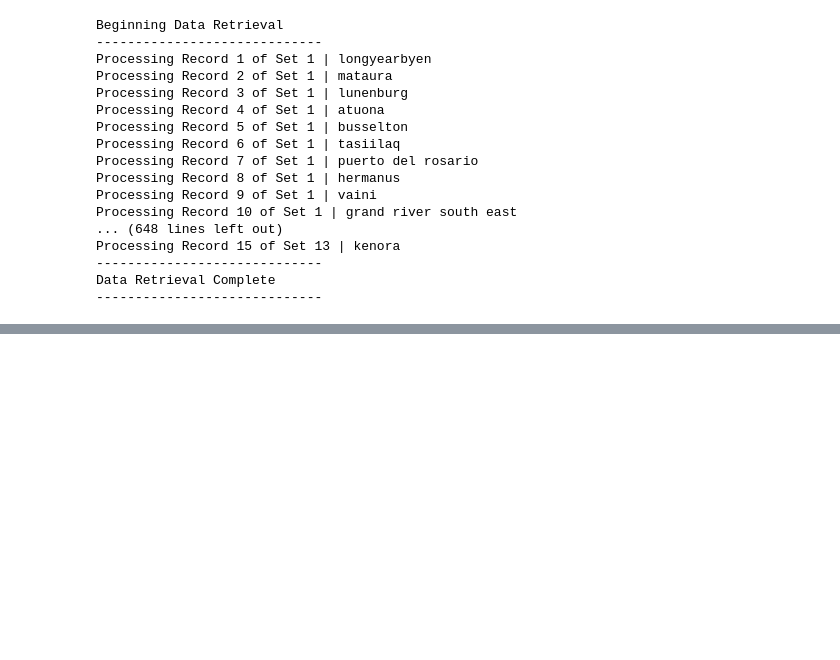
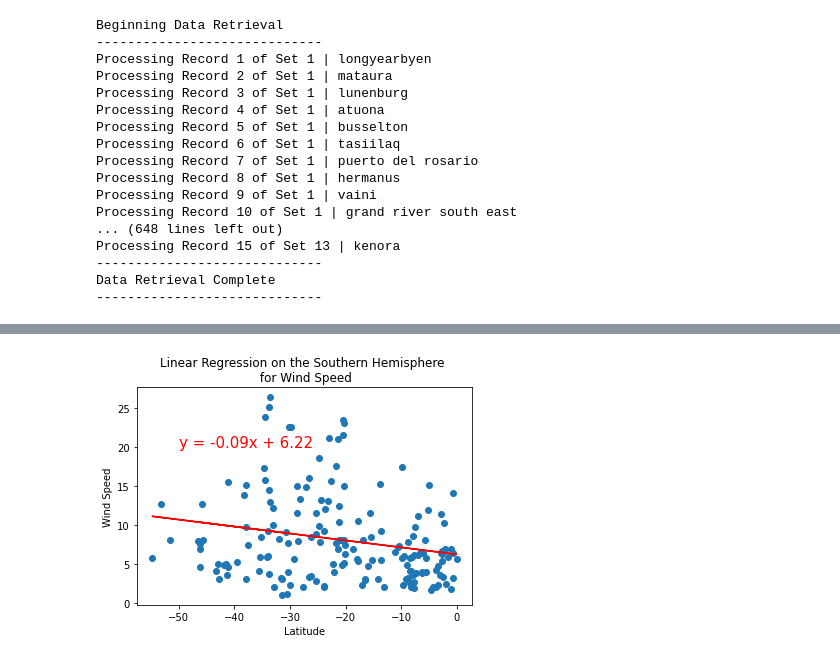
Before and after one commit to spp1991/World_Weather_Analysis, a Jupyter notebook: WeatherPy.ipynb, the cells around one changed output, grey strips where cells are left out. Cells and saved outputs as stored; diff of their text form; code cells hidden in the pictures; blank space fills up the shorter version.

```diff
--- a/WeatherPy.ipynb
+++ b/WeatherPy.ipynb
@@ -360,0 +361,10 @@ plot_linear_regression(x_values, y_values,
+# %%
+# Linear regression on the Southern Hemisphere
+x_values = southern_hemi_df["Lat"]
+y_values = southern_hemi_df["Wind Speed"]
+# Call the function.
+plot_linear_regression(x_values, y_values,
+                       'Linear Regression on the Southern Hemisphere \n for Wind Speed',
+                       'Wind Speed',(-50,20))
+# %% [output]
+[figure, added]
```
Also changed, not shown: parts of 28 cells of this notebook, 3 other files.
